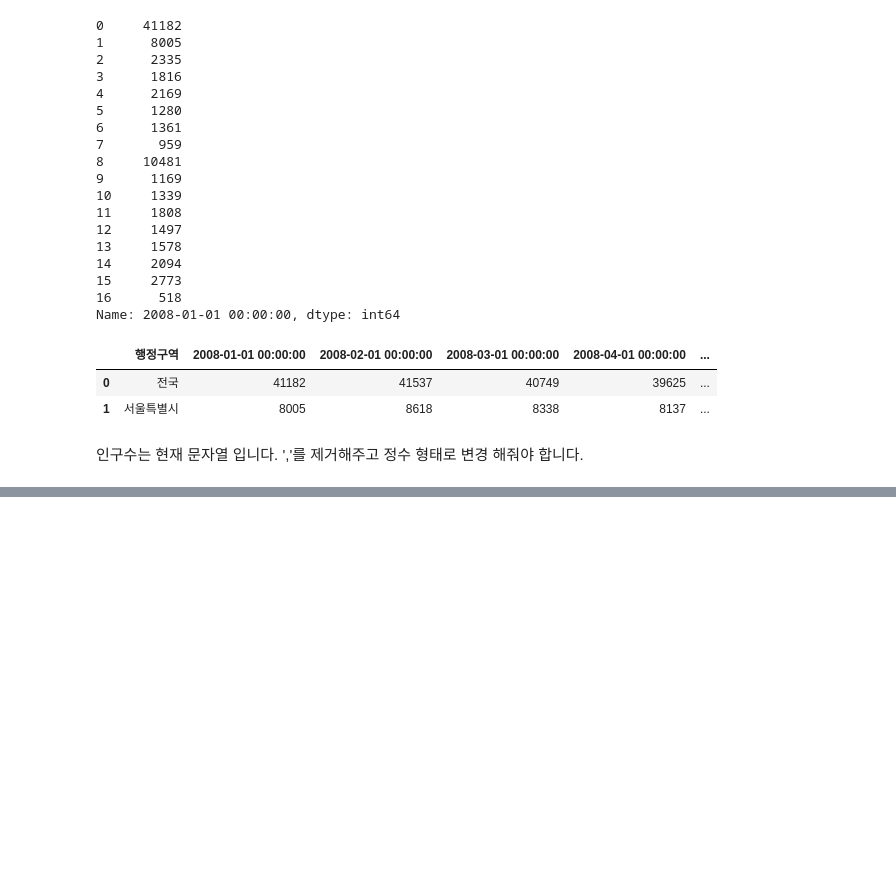
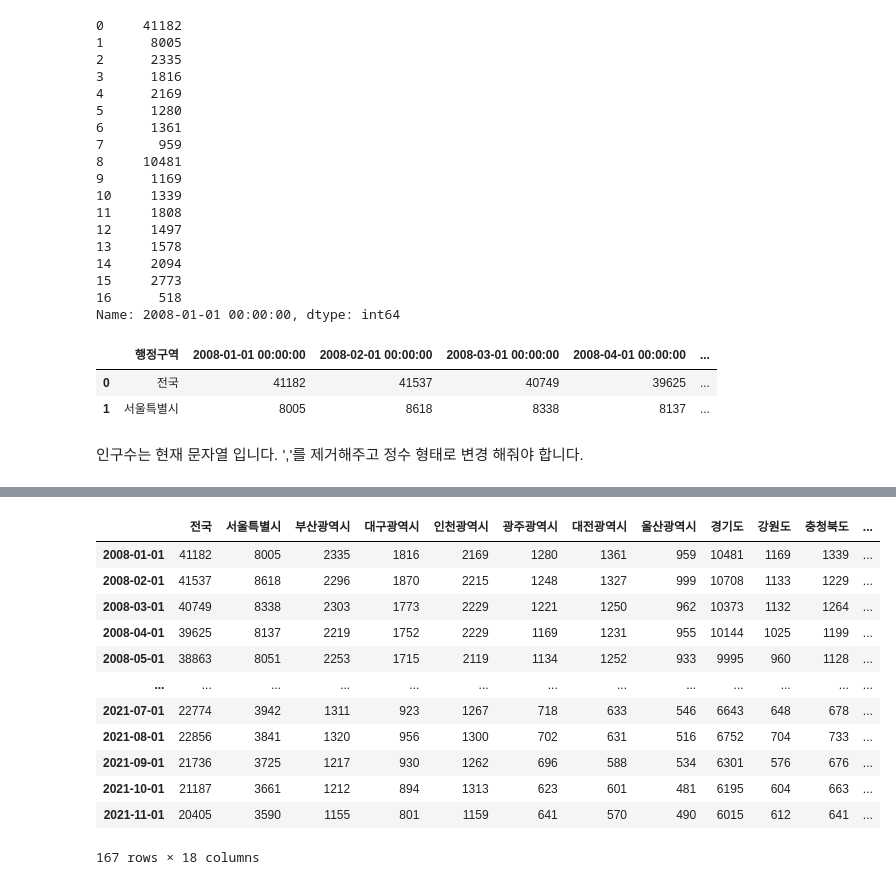
Before and after one commit to chaegeon/MultiCampus_Learning, a Jupyter notebook: 시각화_실습.ipynb, the cells around one changed output, grey strips where cells are left out. Drawn from its saved outputs; the diff is of its cells as text; code cells hidden in the pictures; blank space fills up the shorter version.

```diff
--- a/시각화_실습.ipynb
+++ b/시각화_실습.ipynb
@@ -207,0 +239,9 @@ memory usage: 5.0+ KB
+# %%
+tmp3 = pd.read_csv('/content/drive/MyDrive/멀티캠퍼스/공공데이터 실습폴더/201401_201612_주민등록인구기타현황(출생등록)_birth.csv', encoding='cp949')
+tmp3 = preProcessing(tmp3)
+# %%
+tmp4 = pd.read_csv('/content/drive/MyDrive/멀티캠퍼스/공공데이터 실습폴더/201701_201912_주민등록인구기타현황(출생등록)_birth.csv', encoding='cp949')
+tmp4 = preProcessing(tmp4)
+# %%
+tmp5 = pd.read_csv('/content/drive/MyDrive/멀티캠퍼스/공공데이터 실습폴더/202001_202111_주민등록인구기타현황(출생등록)_birth.csv', encoding='cp949')
+tmp5 = preProcessing(tmp5)
@@ -207,0 +251,22 @@ memory usage: 5.0+ KB
+# %%
+rawData = pd.concat( [tmp1, tmp2] )
+rawData = pd.concat( [rawData, tmp3] )
+rawData = pd.concat( [rawData, tmp4] )
+rawData = pd.concat( [rawData, tmp5] )
+# %%
+rawData.fillna(0, inplace=True)
+rawData
+# %% [output]
+|  | 전국 | 서울특별시 | 부산광역시 | 대구광역시 | 인천광역시 | 광주광역시 | 대전광역시 | 울산광역시 | 경기도 | 강원도 | 충청북도 | ... |
+| 2008-01-01 | 41182 | 8005 | 2335 | 1816 | 2169 | 1280 | 1361 | 959 | 10481 | 1169 | 1339 | ... |
+| 2008-02-01 | 41537 | 8618 | 2296 | 1870 | 2215 | 1248 | 1327 | 999 | 10708 | 1133 | 1229 | ... |
+| 2008-03-01 | 40749 | 8338 | 2303 | 1773 | 2229 | 1221 | 1250 | 962 | 10373 | 1132 | 1264 | ... |
+| 2008-04-01 | 39625 | 8137 | 2219 | 1752 | 2229 | 1169 | 1231 | 955 | 10144 | 1025 | 1199 | ... |
+| 2008-05-01 | 38863 | 8051 | 2253 | 1715 | 2119 | 1134 | 1252 | 933 | 9995 | 960 | 1128 | ... |
+| ... | ... | ... | ... | ... | ... | ... | ... | ... | ... | ... | ... | ... |
+| 2021-07-01 | 22774 | 3942 | 1311 | 923 | 1267 | 718 | 633 | 546 | 6643 | 648 | 678 | ... |
+| 2021-08-01 | 22856 | 3841 | 1320 | 956 | 1300 | 702 | 631 | 516 | 6752 | 704 | 733 | ... |
+| 2021-09-01 | 21736 | 3725 | 1217 | 930 | 1262 | 696 | 588 | 534 | 6301 | 576 | 676 | ... |
+| 2021-10-01 | 21187 | 3661 | 1212 | 894 | 1313 | 623 | 601 | 481 | 6195 | 604 | 663 | ... |
+| 2021-11-01 | 20405 | 3590 | 1155 | 801 | 1159 | 641 | 570 | 490 | 6015 | 612 | 641 | ... |
+167 rows × 18 columns
```
Also changed, not shown: parts of 54 cells of this notebook.
